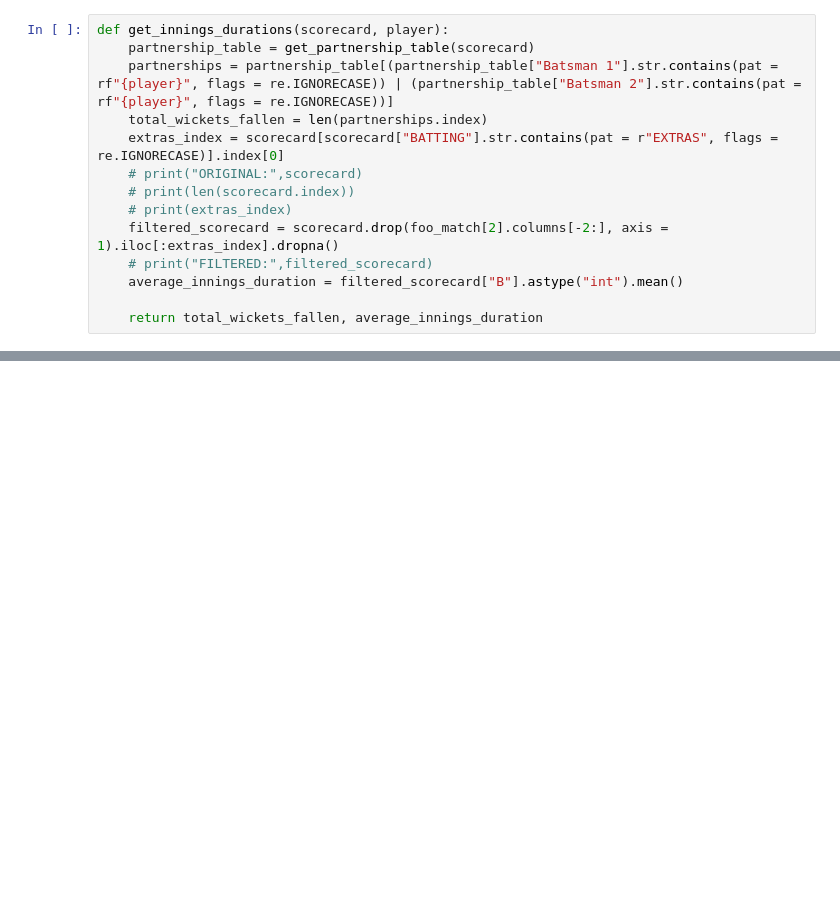
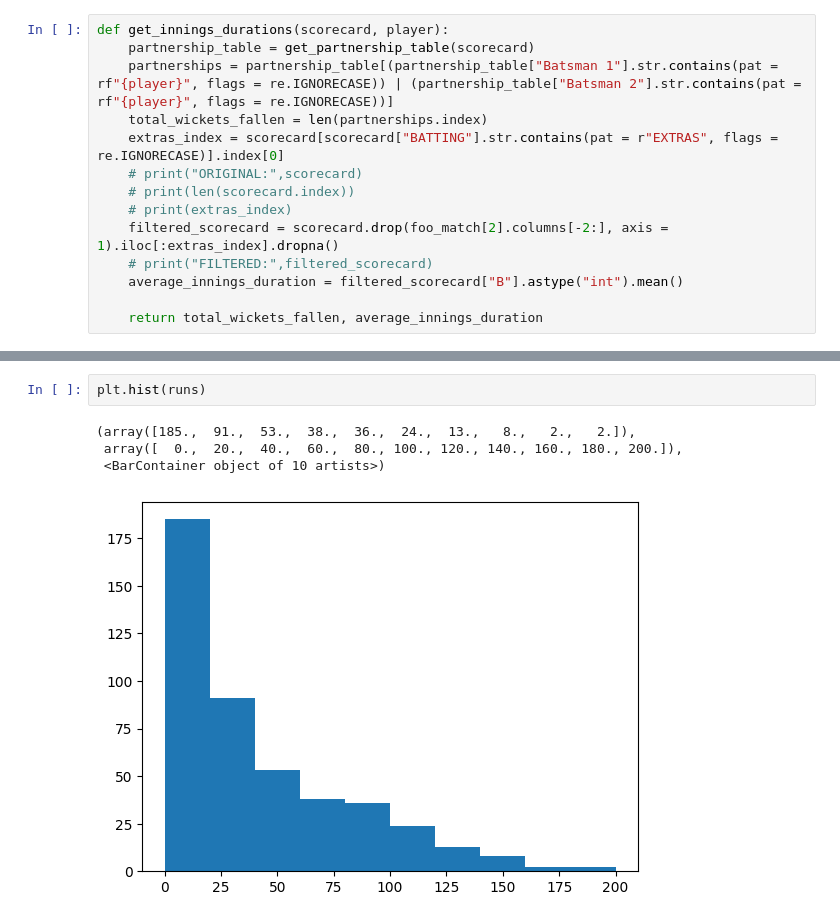
Before and after one commit to sriskid/Cricket_Data_Analysis, a Jupyter notebook: get_performace_rating.ipynb, the cells around one changed output, grey strips where cells are left out. Drawn from its saved outputs; the diff is of its cells as text; blank space fills up the shorter version.

```diff
--- a/get_performace_rating.ipynb
+++ b/get_performace_rating.ipynb
@@ -383,0 +422,7 @@ pd.read_html(sachin_df.iloc[73]["Match URL"])[0]
+# %%
+plt.hist(runs)
+# %% [output]
+(array([185.,  91.,  53.,  38.,  36.,  24.,  13.,   8.,   2.,   2.]),
+ array([  0.,  20.,  40.,  60.,  80., 100., 120., 140., 160., 180., 200.]),
+ <BarContainer object of 10 artists>)
+[figure, added]
```
Also changed, not shown: parts of 8 cells of this notebook, 1 other file.
